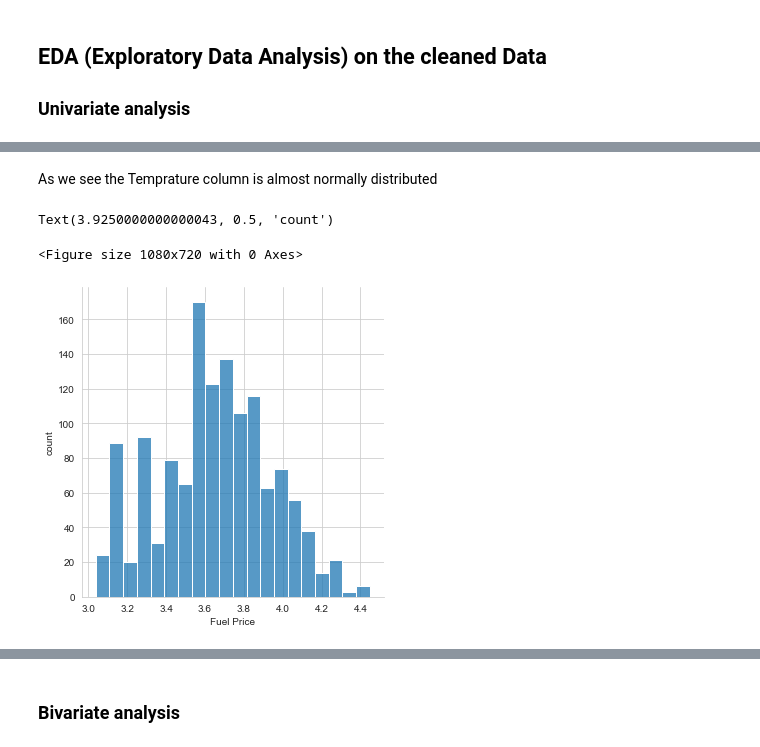
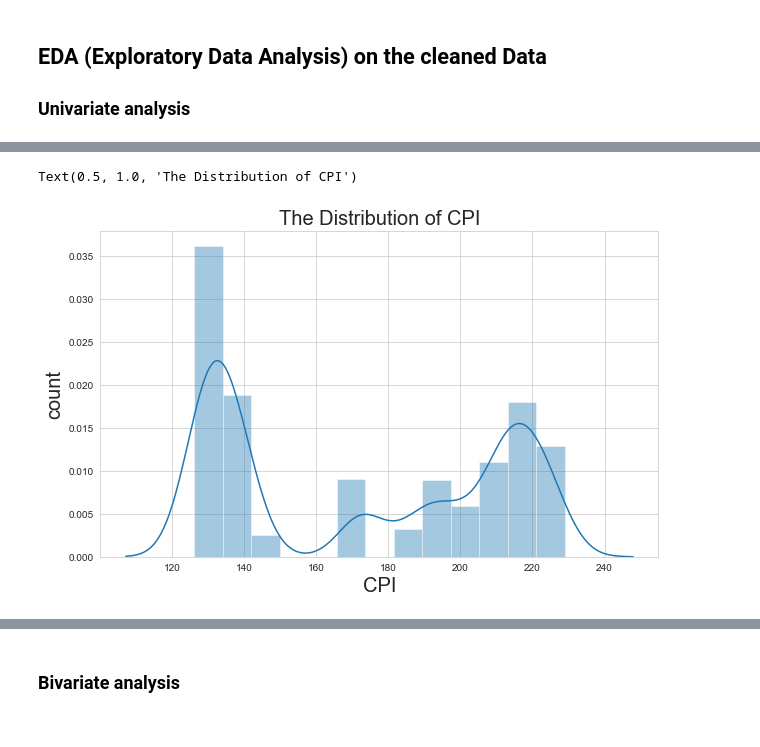
Before and after one commit to rahkum96/TARGET-STORE-SALES-PREDICTION, a Jupyter notebook: Target Store Sales Prediction.ipynb, the cells around one changed output, grey strips where cells are left out. Saved outputs shown, nothing was run; the diff lists cells and outputs as text; code cells hidden in the pictures.

```diff
--- a/Target Store Sales Prediction.ipynb
+++ b/Target Store Sales Prediction.ipynb
@@ -804,0 +152,7 @@ memory usage: 155.5+ KB
+# %%
+# Adding all the markdown 1 to 5:
+df['Total_MarkDown']= df['MarkDown1']+df['MarkDown2']+df['MarkDown3']+df['MarkDown4']+df['MarkDown5']
+
+# droping the useless columns
+df.drop(['MarkDown1','MarkDown2','MarkDown3','MarkDown4','MarkDown5','Date','Store','Address', 'Area_Code', 'Location'], inplace = True,axis=1)
+df.head()
@@ -833,0 +194,4 @@ df.agg(['skew', 'kurtosis']).transpose()
+# %%
+# Droping all the Total_MarkDown  values  less than 0 in columns 'Total_MarkDown'
+df.drop(df.index[df['Total_MarkDown'] < 0], inplace = True)
+df.describe()
@@ -833,0 +227,6 @@ df.agg(['skew', 'kurtosis']).transpose()
+# %%
+ # Handling the missing values in column CPI
+df['CPI'].fillna(df1['CPI'].mean(),inplace=True)
+
+# Handling the missing values in column Unemployment_Rate
+df['Unemployment_Rate'].fillna(df1['Unemployment_Rate'].mean(),inplace=True)
@@ -833,0 +336,4 @@ df.agg(['skew', 'kurtosis']).transpose()
+# %%
+# Defining continuous and categorical columns and converting "Total markdown" column as high and low
+median_value = df.median()['Total_MarkDown']
+df['Total_MarkDown'] = np.where(df['Total_MarkDown'] > median_value , "High", "Low")
@@ -858,13 +370,11 @@ Text(0, 0.5, 'count')
-# %% [markdown]
-As we see the Temprature column is almost normally distributed
 # %%
-# Univariate analysis of column Fuel_Price
-plt.figure(figsize=(15,10))
+# Univariate analysis of column Temperature
+plt.figure(figsize=(10,6))
 sns.set_style("whitegrid")
-sns.displot(df['Fuel_Price'], bins=20)
-plt.xlabel('Fuel Price')
-plt.ylabel('count')
+sns.distplot(df['CPI'])
+plt.xlabel('CPI',fontsize=20)
+plt.ylabel('count',fontsize=20)
+plt.title('The Distribution of CPI',fontsize=20)
 # %% [output]
-Text(3.9250000000000043, 0.5, 'count')
+Text(0.5, 1.0, 'The Distribution of CPI')
-<Figure size 1080x720 with 0 Axes>
-[figure, old version]
+[figure, new version]
```
Also changed, not shown: parts of 232 cells of this notebook.
